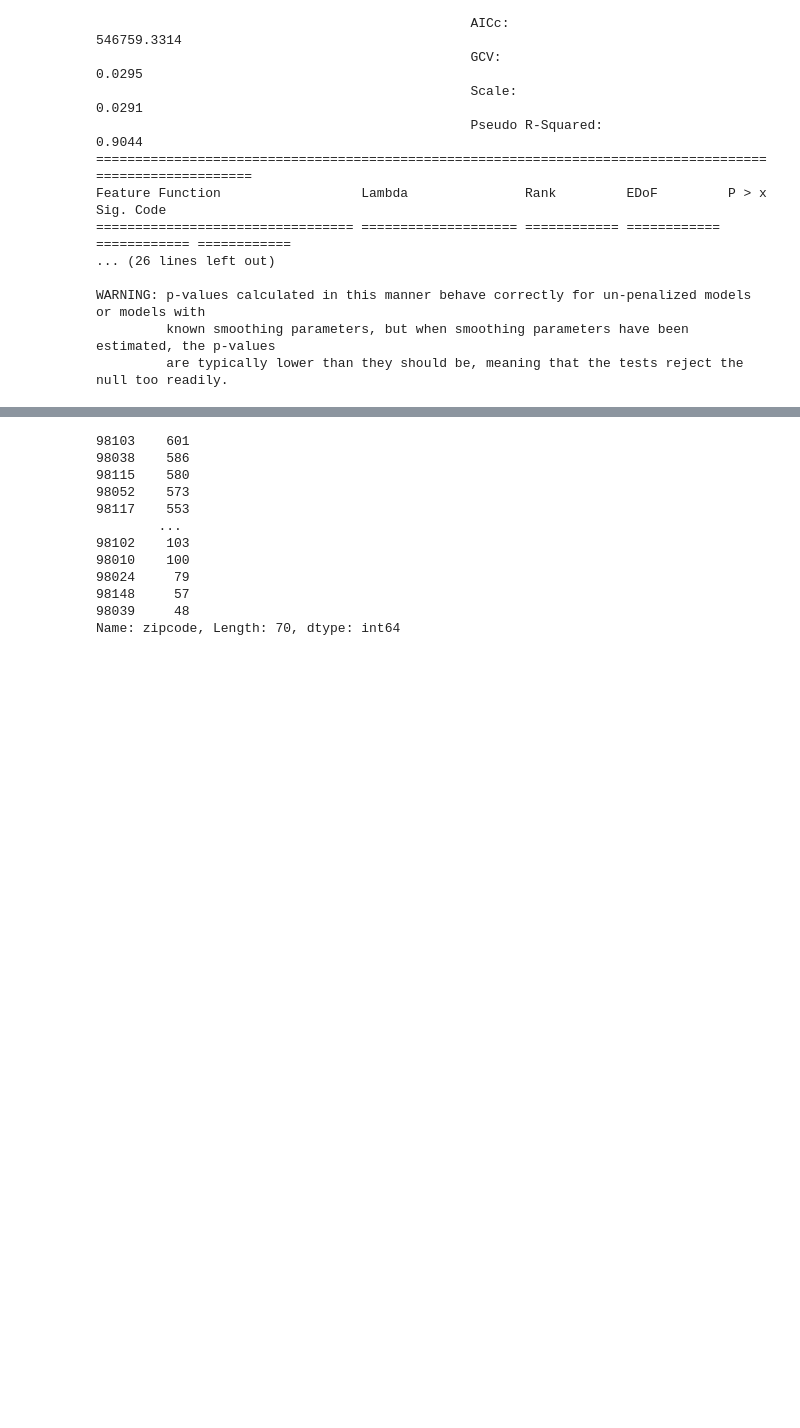
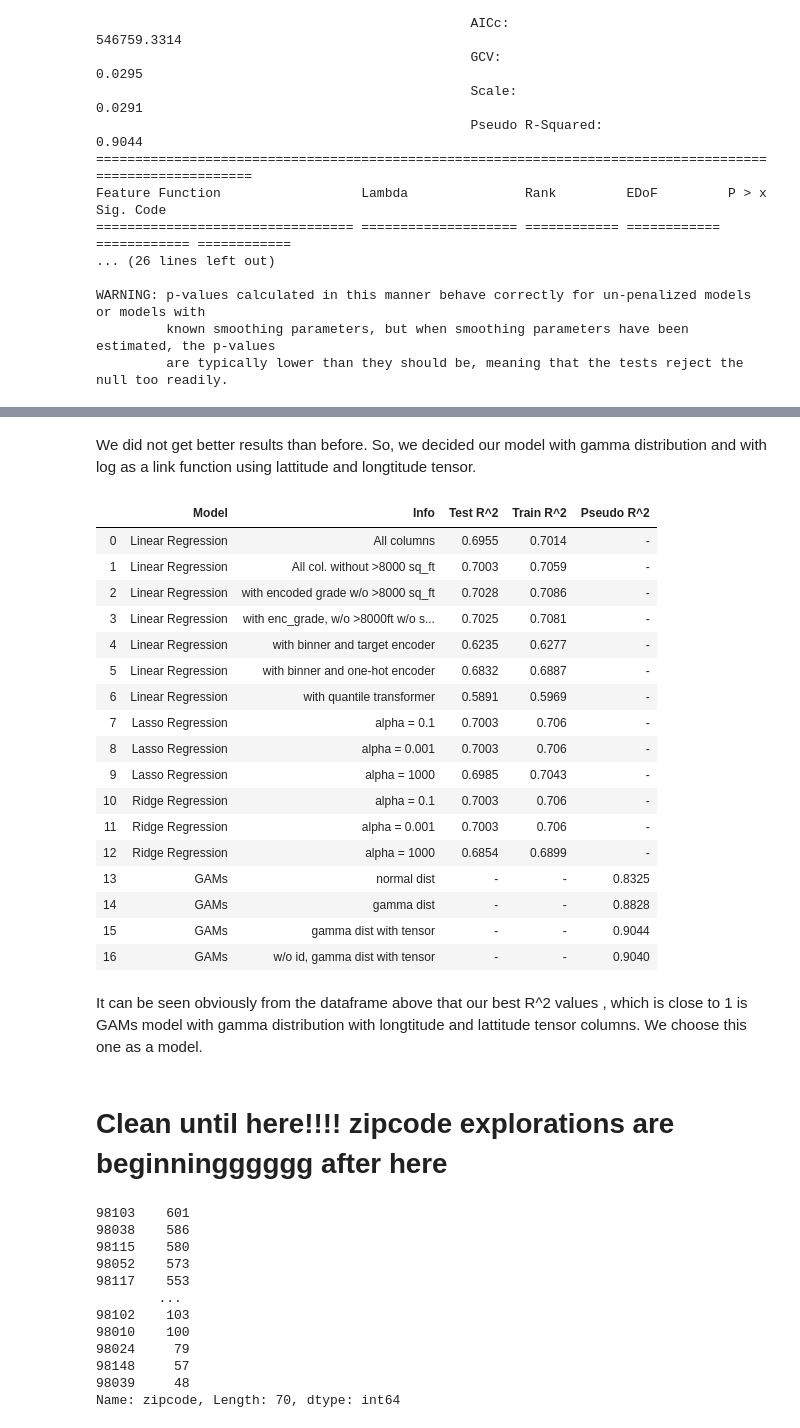
Before and after one commit to ezgigm/Project_2, a Jupyter notebook: STEP_2_Modelling.ipynb, the cells around one changed output, grey strips where cells are left out. Cells and saved outputs as stored; diff of their text form; code cells hidden in the pictures; blank space fills up the shorter version.

Commit message:
model for whole set finished

```diff
--- a/STEP_2_Modelling.ipynb
+++ b/STEP_2_Modelling.ipynb
@@ -695,6 +695,13 @@ Feature Function                  Lambda               Rank         EDoF
 WARNING: p-values calculated in this manner behave correctly for un-penalized models or models with
          known smoothing parameters, but when smoothing parameters have been estimated, the p-values
          are typically lower than they should be, meaning that the tests reject the null too readily.
+# %%
+df_results = df_results.append({       # keeping the results in result_df
+     "Model": 'GAMs' ,
+      "Info": 'normal dist',
+       'Test R^2' : '-' ,
+        'Train R^2' : '-',
+            'Pseudo R^2' : '0.8325'}, ignore_index=True)
 # %% [markdown]
 Our results are better than baseline and all other regressions. Now, we will change distribution from linear to gamma distribution.
 # %%
@@ -726,4 +733,11 @@ WARNING: p-values calculated in this manner behave correctly for un-penalized mo
          are typically lower than they should be, meaning that the tests reject the null too readily.
 # %% [markdown]
 For gamma distribution and log as a link function, we get better results as R^2 equal 0.8828. So, we decided to play around this distribution.
+# %%
+df_results = df_results.append({       # keeping the results in result_df
+     "Model": 'GAMs' ,
+      "Info": 'gamma dist',
+       'Test R^2' : '-' ,
+        'Train R^2' : '-',
+            'Pseudo R^2' : '0.8828'}, ignore_index=True)
 # %%
@@ -880,0 +789,7 @@ WARNING: p-values calculated in this manner behave correctly for un-penalized mo
+# %%
+df_results = df_results.append({       # keeping the results in result_df
+     "Model": 'GAMs' ,
+      "Info": 'gamma dist with tensor',
+       'Test R^2' : '-' ,
+        'Train R^2' : '-',
+            'Pseudo R^2' : '0.9044'}, ignore_index=True)
@@ -881,3 +848,37 @@ WARNING: p-values calculated in this manner behave correctly for un-penalized mo
+# %%
+df_results = df_results.append({       # keeping the results in result_df
+     "Model": 'GAMs' ,
+      "Info": 'w/o id, gamma dist with tensor',
+       'Test R^2' : '-' ,
+        'Train R^2' : '-',
+            'Pseudo R^2' : '0.9040'}, ignore_index=True)
+# %% [markdown]
+We did not get better results than before. So, we decided our model with gamma distribution and with log as a link function using lattitude and longtitude tensor.
+# %%
+df_results
+# %% [output]
+|  | Model | Info | Test R^2 | Train R^2 | Pseudo R^2 |
+| 0 | Linear Regression | All columns | 0.6955 | 0.7014 | - |
+| 1 | Linear Regression | All col. without >8000 sq_ft | 0.7003 | 0.7059 | - |
+| 2 | Linear Regression | with encoded grade w/o >8000 sq_ft | 0.7028 | 0.7086 | - |
+| 3 | Linear Regression | with enc_grade, w/o >8000ft w/o s... | 0.7025 | 0.7081 | - |
+| 4 | Linear Regression | with binner and target encoder | 0.6235 | 0.6277 | - |
+| 5 | Linear Regression | with binner and one-hot encoder | 0.6832 | 0.6887 | - |
+| 6 | Linear Regression | with quantile transformer | 0.5891 | 0.5969 | - |
+| 7 | Lasso Regression | alpha = 0.1 | 0.7003 | 0.706 | - |
+| 8 | Lasso Regression | alpha = 0.001 | 0.7003 | 0.706 | - |
+| 9 | Lasso Regression | alpha = 1000 | 0.6985 | 0.7043 | - |
+| 10 | Ridge Regression | alpha = 0.1 | 0.7003 | 0.706 | - |
+| 11 | Ridge Regression | alpha = 0.001 | 0.7003 | 0.706 | - |
+| 12 | Ridge Regression | alpha = 1000 | 0.6854 | 0.6899 | - |
+| 13 | GAMs | normal dist | - | - | 0.8325 |
+| 14 | GAMs | gamma dist | - | - | 0.8828 |
+| 15 | GAMs | gamma dist with tensor | - | - | 0.9044 |
+| 16 | GAMs | w/o id, gamma dist with tensor | - | - | 0.9040 |
+# %% [markdown]
+It can be seen obviously from the dataframe above that our best R^2 values , which is close to 1 is GAMs model with gamma distribution with longtitude and lattitude tensor columns. We choose this one as a model.
+# %% [markdown]
+ # Clean until here!!!! zipcode explorations are beginningggggg after here
 # %%
 df_gams['zipcode'].value_counts()
 # %% [output]
```
Also changed, not shown: parts of 21 cells of this notebook.
